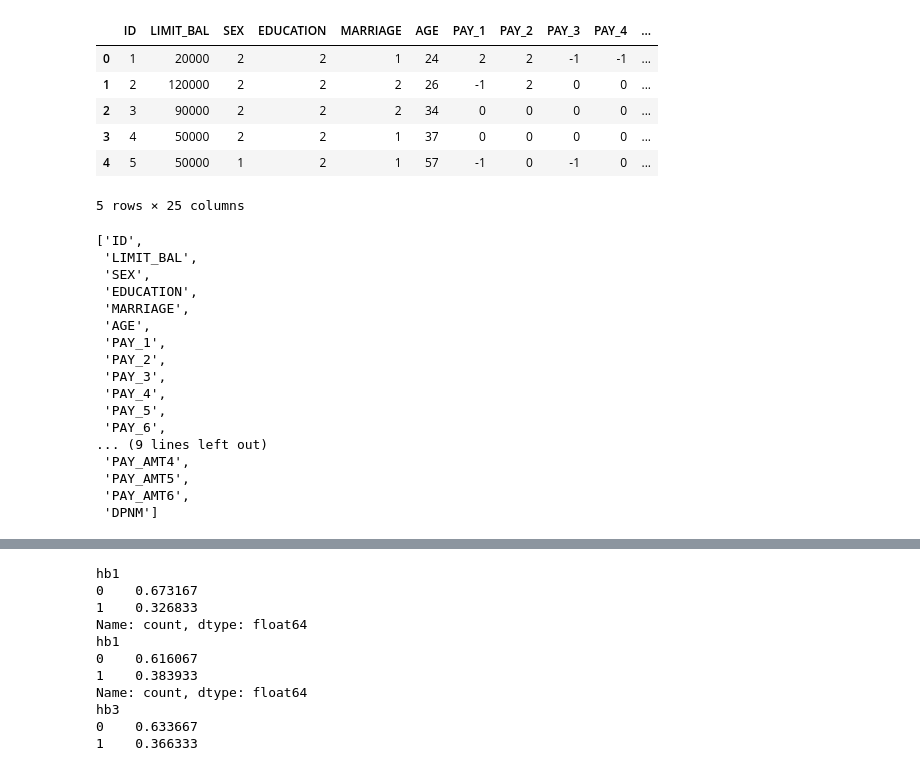
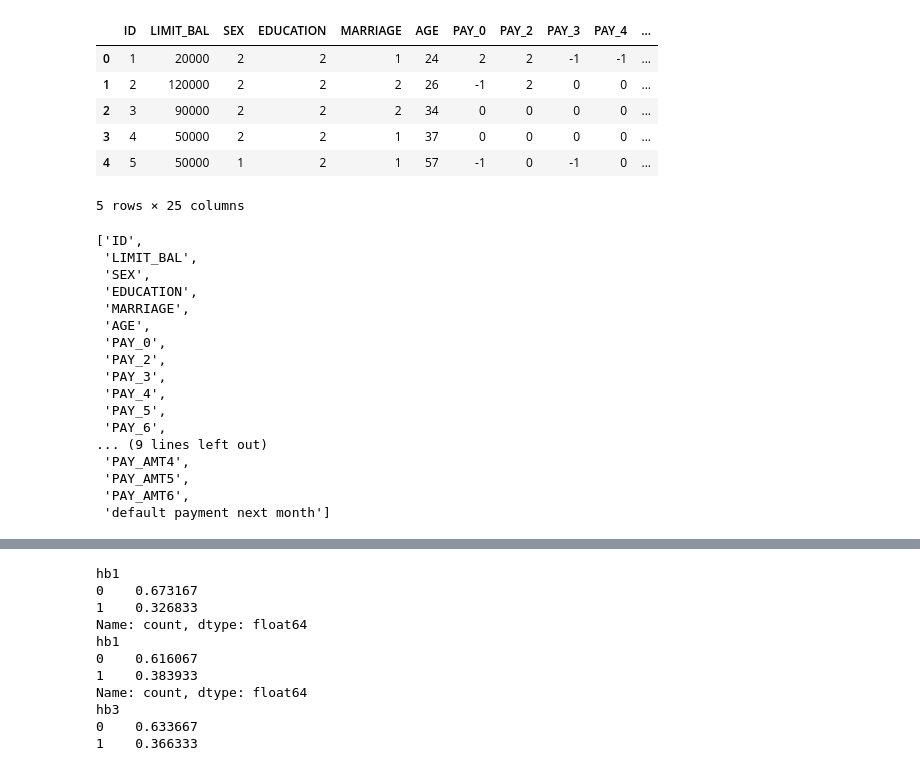
Before and after one commit to dsdata2000/springboard, a Jupyter notebook: ccd-pay-trend-with-time_a.ipynb, the cells around one changed output, grey strips where cells are left out. Saved outputs shown, nothing was run; the diff lists cells and outputs as text; code cells hidden in the pictures.

Commit message:
class label added
class label, month to month pay-trend updated

```diff
--- a/ccd-pay-trend-with-time_a.ipynb
+++ b/ccd-pay-trend-with-time_a.ipynb
@@ -8,10 +8,10 @@ import seaborn as sns
 import warnings
 warnings.filterwarnings("ignore")
 # %%
-df = pd.read_csv("./DATA/default_of_credit_card_clients.csv")
+df = pd.read_csv("./DATA/default of credit card clients.csv", skiprows=1)
 df.head()
 # %% [output]
-|  | ID | LIMIT_BAL | SEX | EDUCATION | MARRIAGE | AGE | PAY_1 | PAY_2 | PAY_3 | PAY_4 | ... |
+|  | ID | LIMIT_BAL | SEX | EDUCATION | MARRIAGE | AGE | PAY_0 | PAY_2 | PAY_3 | PAY_4 | ... |
 | 0 | 1 | 20000 | 2 | 2 | 1 | 24 | 2 | 2 | -1 | -1 | ... |
 | 1 | 2 | 120000 | 2 | 2 | 2 | 26 | -1 | 2 | 0 | 0 | ... |
 | 2 | 3 | 90000 | 2 | 2 | 2 | 34 | 0 | 0 | 0 | 0 | ... |
@@ -29,7 +29,7 @@ df.columns.to_list()
  'EDUCATION',
  'MARRIAGE',
  'AGE',
- 'PAY_1',
+ 'PAY_0',
  'PAY_2',
  'PAY_3',
  'PAY_4',
@@ -39,4 +39,4 @@ df.columns.to_list()
  'PAY_AMT4',
  'PAY_AMT5',
  'PAY_AMT6',
- 'DPNM']
+ 'default payment next month']
```
Also changed, not shown: parts of 9 cells of this notebook, 2 other files.
